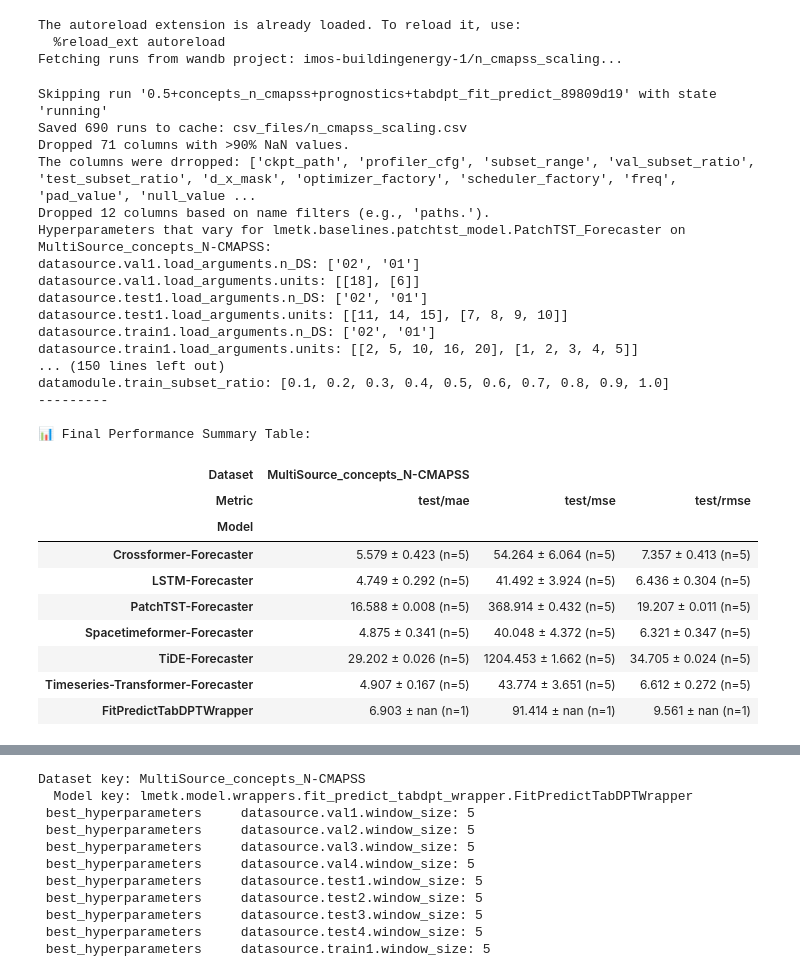
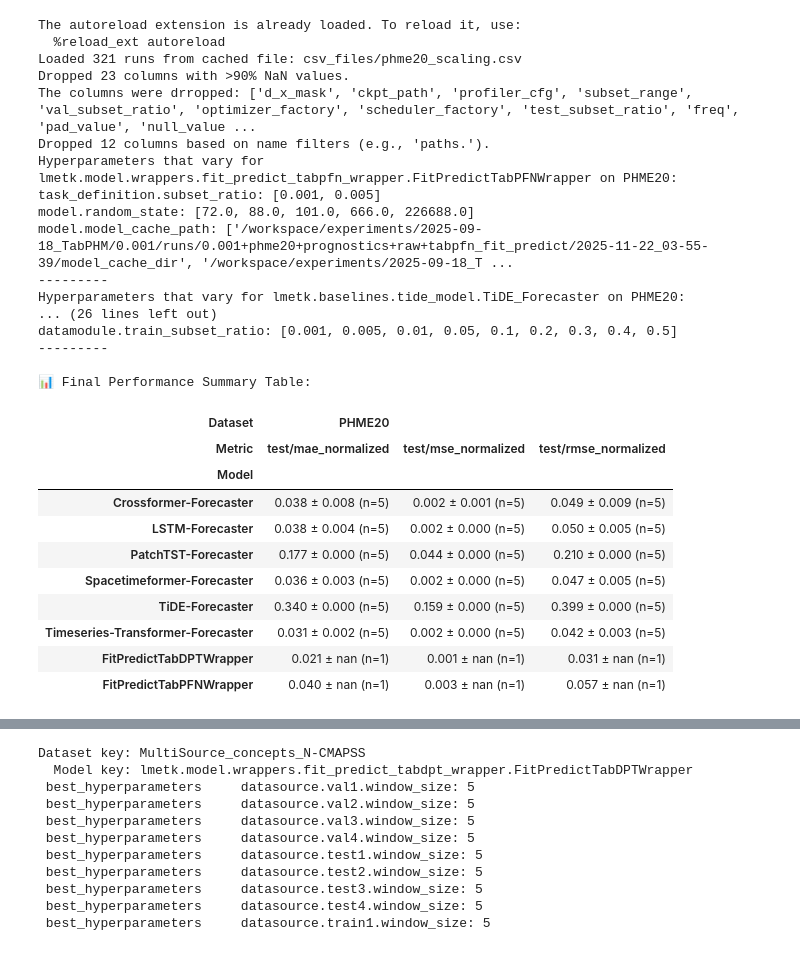
Before and after one commit to EPFL-IMOS/picid, a Jupyter notebook: lmetk_report/scaling_laws.ipynb, the cells around one changed output, grey strips where cells are left out. Saved outputs shown, nothing was run; the diff lists cells and outputs as text; code cells hidden in the pictures.

```diff
--- a/lmetk_report/scaling_laws.ipynb
+++ b/lmetk_report/scaling_laws.ipynb
@@ -51,6 +34,7 @@ import seaborn as sns
 # PROJECT_NAME = "nb14_full"
 # PROJECT_NAME = "unibo_full"
 PROJECT_NAME = "n_cmapss_scaling"
+PROJECT_NAME = "phme20_scaling"
 # PROJECT_NAME = "n_cmapss_final"
 # PROJECT_NAME = "TabPFN_ds02_sweep_2025_10_09"
 # PROJECT_NAME = "railway_traction_final"
@@ -65,7 +49,13 @@ REPORTING_METRICS = [
     # "loss",
     "mse",
     "mae",
-    "rmse"
+    "rmse",
+    "mse_normalized",
+    "mae_normalized",
+    "rmse_normalized",
+    "mse_denormalized",
+    "mae_denormalized",
+    "rmse_denormalized",
 ]
 
 
@@ -104,62 +94,72 @@ if "nb14" in PROJECT_NAME or "unibo" in PROJECT_NAME:
         reporting_metrics=REPORTING_METRICS_BATTERY,
         metric_prefixes=METRIC_PREFIXES,
         optimization_col="test/mae_mean",
         optimization_mode="min"
     )
 
+elif "n_cmapss" in PROJECT_NAME:
+
+    all_results = analyze_results(
+        df=df,
+        config_columns=config_columns,
+        dropped_columns=dropped_columns,
+        reporting_metrics=REPORTING_METRICS,
+        metric_prefixes=METRIC_PREFIXES,
+        optimization_col="test/mae_denormalized",
+        optimization_mode="min"
+    )
+
 else:
 
     all_results = analyze_results(
         df=df,
         config_columns=config_columns,
         dropped_columns=dropped_columns,
         reporting_metrics=REPORTING_METRICS,
         metric_prefixes=METRIC_PREFIXES,
-        optimization_col="test/mae",
+        optimization_col="test/mae_normalized",
         optimization_mode="min"
     )
 
 # ---
 # ## 5. Generate and Display Summary
 # Create the final pivoted summary table for a high-level overview
 # of the best performance for each model on each dataset.
 # ---
 summary_df = create_summary_table(all_results, precision=3)
 summary_df.index = summary_df.index.str.split(".").str[-1].str.replace("_", "-")  # Simplify model names
 
 print("\n📊 Final Performance Summary Table:")
 display(summary_df)
 # %% [output]
 The autoreload extension is already loaded. To reload it, use:
   %reload_ext autoreload
-Fetching runs from wandb project: imos-buildingenergy-1/n_cmapss_scaling...
+Loaded 321 runs from cached file: csv_files/phme20_scaling.csv
+Dropped 23 columns with >90% NaN values.
+The columns were drropped: ['d_x_mask', 'ckpt_path', 'profiler_cfg', 'subset_range', 'val_subset_ratio', 'optimizer_factory', 'scheduler_factory', 'test_subset_ratio', 'freq', 'pad_value', 'null_value ...
+Dropped 12 columns based on name filters (e.g., 'paths.').
+Hyperparameters that vary for lmetk.model.wrappers.fit_predict_tabpfn_wrapper.FitPredictTabPFNWrapper on PHME20:
+task_definition.subset_ratio: [0.001, 0.005]
+model.random_state: [72.0, 88.0, 101.0, 666.0, 226688.0]
+model.model_cache_path: ['/workspace/experiments/2025-09-18_TabPHM/0.001/runs/0.001+phme20+prognostics+raw+tabpfn_fit_predict/2025-11-22_03-55-39/model_cache_dir', '/workspace/experiments/2025-09-18_T ...
+---------
+Hyperparameters that vary for lmetk.baselines.tide_model.TiDE_Forecaster on PHME20:
+... (26 lines left out)
+datamodule.train_subset_ratio: [0.001, 0.005, 0.01, 0.05, 0.1, 0.2, 0.3, 0.4, 0.5]
+---------
+
+📊 Final Performance Summary Table:
-Skipping run '0.5+concepts_n_cmapss+prognostics+tabdpt_fit_predict_89809d19' with state 'running'
-Saved 690 runs to cache: csv_files/n_cmapss_scaling.csv
-Dropped 71 columns with >90% NaN values.
-The columns were drropped: ['ckpt_path', 'profiler_cfg', 'subset_range', 'val_subset_ratio', 'test_subset_ratio', 'd_x_mask', 'optimizer_factory', 'scheduler_factory', 'freq', 'pad_value', 'null_value ...
-Dropped 12 columns based on name filters (e.g., 'paths.').
-Hyperparameters that vary for lmetk.baselines.patchtst_model.PatchTST_Forecaster on MultiSource_concepts_N-CMAPSS:
-datasource.val1.load_arguments.n_DS: ['02', '01']
-datasource.val1.load_arguments.units: [[18], [6]]
-datasource.test1.load_arguments.n_DS: ['02', '01']
-datasource.test1.load_arguments.units: [[11, 14, 15], [7, 8, 9, 10]]
-datasource.train1.load_arguments.n_DS: ['02', '01']
-datasource.train1.load_arguments.units: [[2, 5, 10, 16, 20], [1, 2, 3, 4, 5]]
-... (150 lines left out)
-datamodule.train_subset_ratio: [0.1, 0.2, 0.3, 0.4, 0.5, 0.6, 0.7, 0.8, 0.9, 1.0]
----------
-
-📊 Final Performance Summary Table:
-| Dataset | MultiSource_concepts_N-CMAPSS |  |  |
-| Metric | test/mae | test/mse | test/rmse |
+| Dataset | PHME20 |  |  |
+| Metric | test/mae_normalized | test/mse_normalized | test/rmse_normalized |
 | Model |  |  |  |
-| Crossformer-Forecaster | 5.579 ± 0.423 (n=5) | 54.264 ± 6.064 (n=5) | 7.357 ± 0.413 (n=5) |
-| LSTM-Forecaster | 4.749 ± 0.292 (n=5) | 41.492 ± 3.924 (n=5) | 6.436 ± 0.304 (n=5) |
-| PatchTST-Forecaster | 16.588 ± 0.008 (n=5) | 368.914 ± 0.432 (n=5) | 19.207 ± 0.011 (n=5) |
-| Spacetimeformer-Forecaster | 4.875 ± 0.341 (n=5) | 40.048 ± 4.372 (n=5) | 6.321 ± 0.347 (n=5) |
-| TiDE-Forecaster | 29.202 ± 0.026 (n=5) | 1204.453 ± 1.662 (n=5) | 34.705 ± 0.024 (n=5) |
-| Timeseries-Transformer-Forecaster | 4.907 ± 0.167 (n=5) | 43.774 ± 3.651 (n=5) | 6.612 ± 0.272 (n=5) |
-| FitPredictTabDPTWrapper | 6.903 ± nan (n=1) | 91.414 ± nan (n=1) | 9.561 ± nan (n=1) |
+| Crossformer-Forecaster | 0.038 ± 0.008 (n=5) | 0.002 ± 0.001 (n=5) | 0.049 ± 0.009 (n=5) |
+| LSTM-Forecaster | 0.038 ± 0.004 (n=5) | 0.002 ± 0.000 (n=5) | 0.050 ± 0.005 (n=5) |
+| PatchTST-Forecaster | 0.177 ± 0.000 (n=5) | 0.044 ± 0.000 (n=5) | 0.210 ± 0.000 (n=5) |
+| Spacetimeformer-Forecaster | 0.036 ± 0.003 (n=5) | 0.002 ± 0.000 (n=5) | 0.047 ± 0.005 (n=5) |
+| TiDE-Forecaster | 0.340 ± 0.000 (n=5) | 0.159 ± 0.000 (n=5) | 0.399 ± 0.000 (n=5) |
+| Timeseries-Transformer-Forecaster | 0.031 ± 0.002 (n=5) | 0.002 ± 0.000 (n=5) | 0.042 ± 0.003 (n=5) |
+| FitPredictTabDPTWrapper | 0.021 ± nan (n=1) | 0.001 ± nan (n=1) | 0.031 ± nan (n=1) |
+| FitPredictTabPFNWrapper | 0.040 ± nan (n=1) | 0.003 ± nan (n=1) | 0.057 ± nan (n=1) |
 # %%
 print(summary_df.to_latex())
 # %% [output]
```
Also changed, not shown: parts of 13 cells of this notebook, 3 other files.
